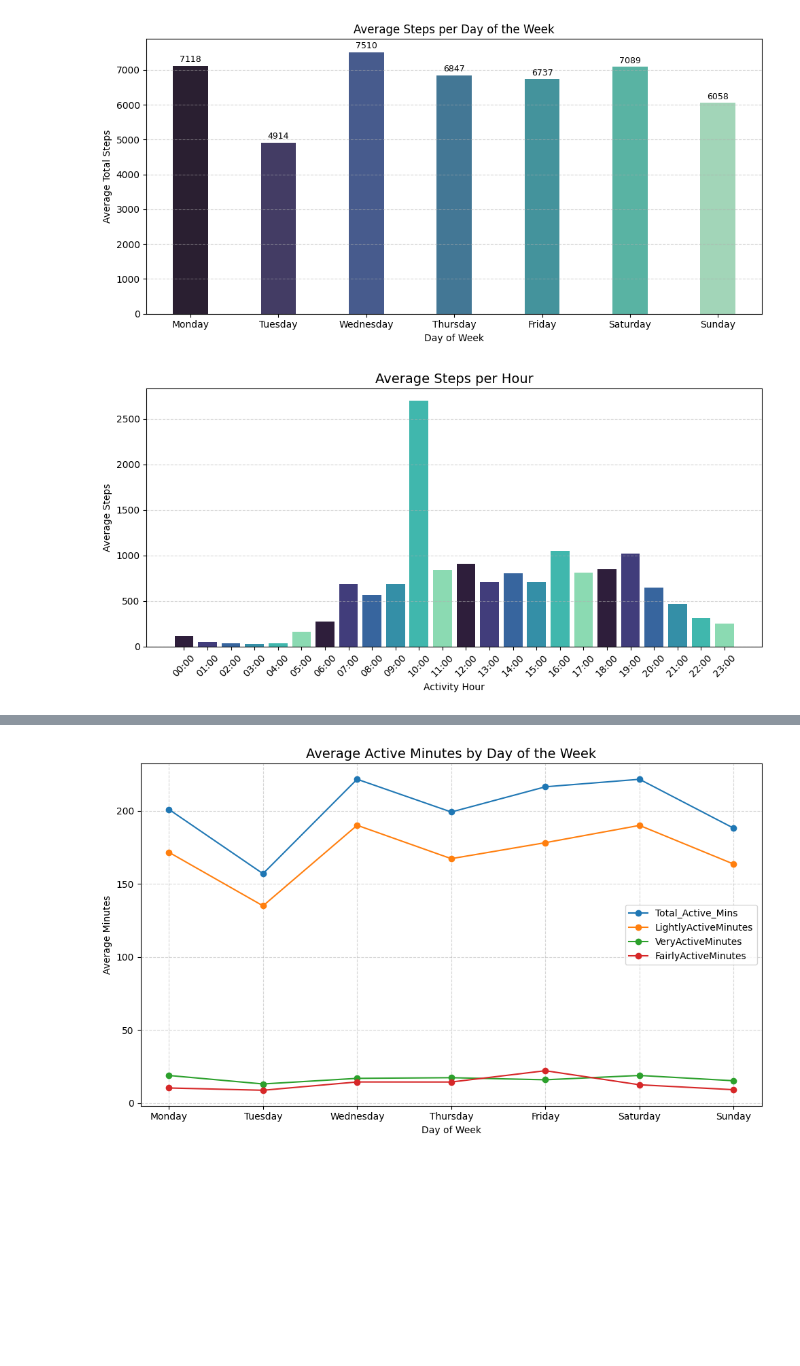
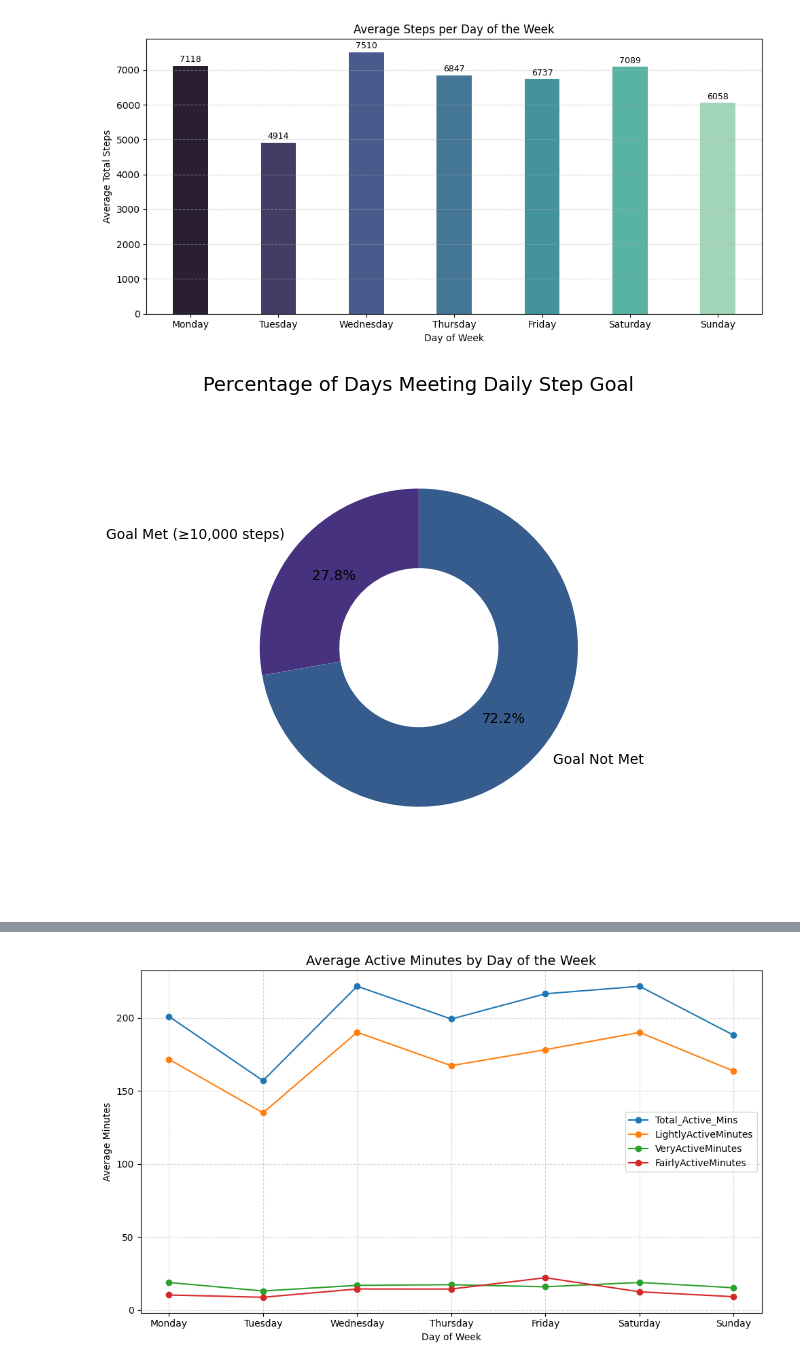
Before and after one commit to jeevithavijaykumar/Exploratory_data_analysis_using_pandas, a Jupyter notebook: fitbit_analysis.ipynb, the cells around one changed output, grey strips where cells are left out. Drawn from its saved outputs; the diff is of its cells as text; code cells hidden in the pictures; blank space fills up the shorter version.

```diff
--- a/fitbit_analysis.ipynb
+++ b/fitbit_analysis.ipynb
@@ -242,20 +261,18 @@ plt.grid(axis='y', linestyle='--', alpha=0.5)
 plt.show()
 # %% [output]
 [figure]
-# %%
-# Calculating Average Steps per hour
-average_steps_per_hour = df_steps.groupby('ActivityHour')['StepTotal'].mean().sort_index()
-hours_str = [hour.strftime('%H:%M') for hour in average_steps_per_hour.index]
-colors = sns.color_palette("mako")
-
-plt.figure(figsize=(10,5))
-bars = plt.bar(hours_str, average_steps_per_hour.values.round(0),color=colors)
-plt.title('Average Steps per Hour', fontsize=14)
-plt.xlabel('Activity Hour')
-plt.ylabel('Average Steps')
-plt.xticks(rotation=45)
-plt.grid(axis='y', linestyle='--', alpha=0.5)
-plt.tight_layout()
-plt.show()
-# %% [output]
-[figure, removed]
+# %%
+# Proportion of days where users met the recommended daily step goal of 10,000 steps
+step_goal = 10000
+met_goal = (df_activity['TotalSteps'] >= step_goal).sum()
+not_met = len(df_activity) - met_goal
+labels = ['Goal Met (≥10,000 steps)', 'Goal Not Met']
+
+plt.figure(figsize=(5.5, 5.5))
+plt.pie([met_goal, not_met], labels=labels, autopct='%1.1f%%', startangle=90, colors=sns.color_palette('viridis'), wedgeprops={'width': 0.5},pctdistance=0.7)
+plt.title('Percentage of Days Meeting Daily Step Goal', fontsize=14)
+plt.axis('equal')
+plt.tight_layout()
+plt.show()
+# %% [output]
+[figure, added]
```
Also changed, not shown: parts of 15 cells of this notebook.
